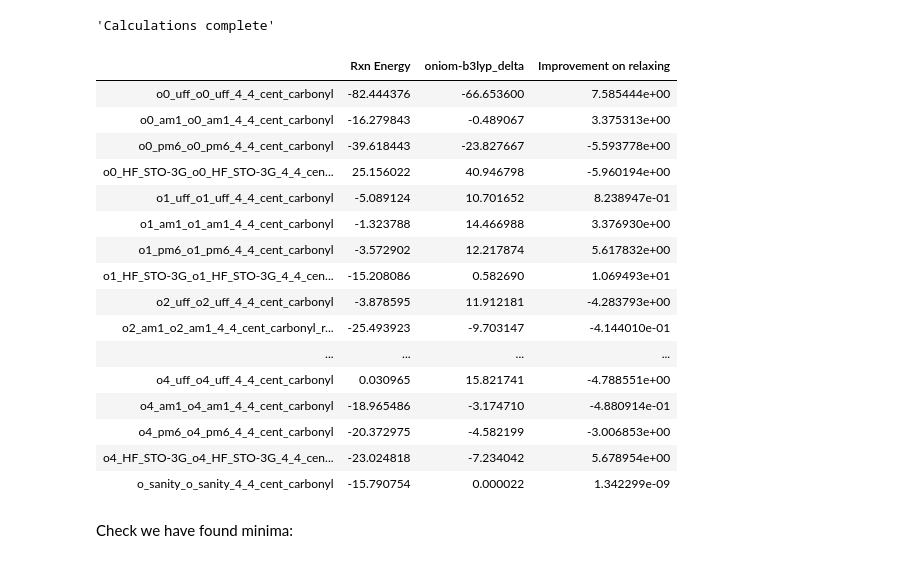
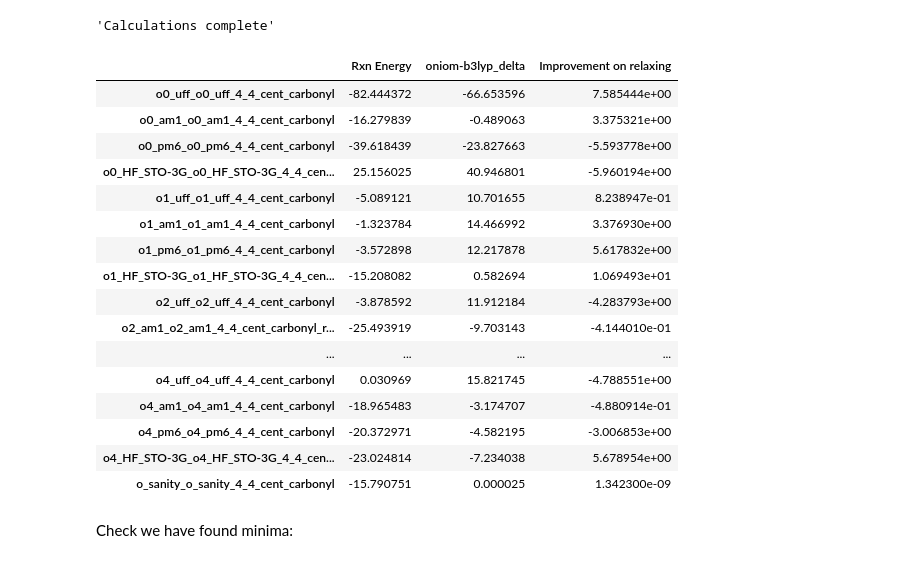
Before and after one commit to Clyde-fare/phd_notebooks, a Jupyter notebook: Graphene_oniom_cycloadditions.ipynb, the cells around one changed output. Cells and saved outputs as stored; diff of their text form; code cells hidden in the pictures.

```diff
--- a/Graphene_oniom_cycloadditions.ipynb
+++ b/Graphene_oniom_cycloadditions.ipynb
@@ -212,7 +212,7 @@ carb = read('../cycloadd/B3LYP_631Gd_B3LYP_631Gd_carbonyl_ylide_mult_1.log')
 # %%
 def rxn_E_f(a,g):
     try:
-        return(a.calc.energy_zero - g.calc.energy_zero - carb.calc.energy)* 23.060542301388647
+        return(a.calc.energy_zero - g.calc.energy_zero - carb.calc.results['energy'])* 23.060542301388647
     except AttributeError:
         return float('nan')
 
@@ -269,8 +269,8 @@ for siz in range(5):
         reactants_name = 'o{s}_{m}_B3LYP_631Gd_4_4_cent_carbonyl_sanity2'.format(m=meth.replace('/', '_'), s=siz)
         reactants.set_calculator(Gaussian(label=reactants_name, method='oniom(B3LYP/6-31G(d):{l})'.format(l=meth), basis='oniom'))
         reactants_H = graph_atoms[siz] + ylide_atoms
-        reactants.calc.coord_params['layers'] = [[no -1 for no in reactants_H]]
-        reactants.calc.coord_params['layer_mults'] = [1,1]
+        reactants.calc.oniom_coord_params['layers'] = [[no -1 for no in reactants_H]]
+        reactants.calc.oniom_coord_params['layer_mults'] = [1,1]
         reactants.calc.set_job(nodes=8, memory=8*1400, time=5)
         #reactants.get_potential_energy()
         o_44_reactants.append(reactants)
@@ -280,8 +280,8 @@ reactants = graph_4_4 + carb
 reactants_name = 'o_sanity_B3LYP_631Gd_4_4_cent_carbonyl_sanity2'
 reactants.set_calculator(Gaussian(label=reactants_name, method='oniom(B3LYP/6-31G(d):B3LYP/6-31G(d))', basis='oniom'))
 reactants_H = graph_atoms[0] + ylide_atoms
-reactants.calc.coord_params['layers'] = [[no -1 for no in reactants_H]]
-reactants.calc.coord_params['layer_mults'] = [1,1]
+reactants.calc.oniom_coord_params['layers'] = [[no -1 for no in reactants_H]]
+reactants.calc.oniom_coord_params['layer_mults'] = [1,1]
 reactants.calc.set_job(nodes=8, memory=8*1400, time=5)
 
 #reactants.get_potential_energy()
@@ -347,16 +347,16 @@ for siz in range(5):
         graph_ylid_name = 'o{s}_{m}_o{s}_{m}_4_4_cent_carbonyl'.format(m=meth.replace('/', '_'), s=siz)
         graph_ylid.set_calculator(Gaussian(label=graph_ylid_name, method='oniom(B3LYP/6-31G(d):{l})'.format(l=meth), basis='oniom', opt='opt'))
         graph_ylid_H = ylide_atoms + graph_atoms[siz]
-        graph_ylid.calc.coord_params['layers'] = [[no -1 for no in graph_ylid_H]]
-        graph_ylid.calc.coord_params['layer_mults'] = [1,1]
+        graph_ylid.calc.oniom_coord_params['layers'] = [[no -1 for no in graph_ylid_H]]
+        graph_ylid.calc.oniom_coord_params['layer_mults'] = [1,1]
         graph_ylid.calc.set_job(nodes=8, memory=8*1400, time=5)
 
         graph = read(graph_44_xyz)
         graph_name = 'o{s}_{m}_o{s}_{m}_4_4_graphene'.format(m=meth.replace('/', '_'), s=siz)
         graph.set_calculator(Gaussian(label=graph_name, method='oniom(B3LYP/6-31G(d):{l})'.format(l=meth), basis='oniom', opt='opt'))
         graph_H = graph_atoms[siz]
-        graph.calc.coord_params['layers'] = [[no -1 for no in graph_H]]
-        graph.calc.coord_params['layer_mults'] = [1,1]
+        graph.calc.oniom_coord_params['layers'] = [[no -1 for no in graph_H]]
+        graph.calc.oniom_coord_params['layer_mults'] = [1,1]
         graph.calc.set_job(nodes=8, memory=8*1400, time=5)
 
         #graph_ylid.get_potential_energy()
@@ -369,16 +369,16 @@ graph_ylid = read(carb_44_xyz)
 graph_ylid_name = 'o_sanity_o_sanity_4_4_cent_carbonyl'
 graph_ylid.set_calculator(Gaussian(label=graph_ylid_name, method='oniom(B3LYP/6-31G(d):B3LYP/6-31G(d))', basis='oniom', opt='opt'))
 graph_ylid_H = ylide_atoms + graph_atoms[0]
-graph_ylid.calc.coord_params['layers'] = [[no -1 for no in graph_ylid_H]]
-graph_ylid.calc.coord_params['layer_mults'] = [1,1]
+graph_ylid.calc.oniom_coord_params['layers'] = [[no -1 for no in graph_ylid_H]]
+graph_ylid.calc.oniom_coord_params['layer_mults'] = [1,1]
 graph_ylid.calc.set_job(nodes=8, memory=8*1400, time=5)
 
 graph = read(graph_44_xyz)
 graph_name = 'o_sanity_o_sanity_4_4_graphene'
 graph.set_calculator(Gaussian(label=graph_name, method='oniom(B3LYP/6-31G(d):B3LYP/6-31G(d))', basis='oniom', opt='opt'))
 graph_H = graph_atoms[0]
-graph.calc.coord_params['layers'] = [[no -1 for no in graph_H]]
-graph.calc.coord_params['layer_mults'] = [1,1]
+graph.calc.oniom_coord_params['layers'] = [[no -1 for no in graph_H]]
+graph.calc.oniom_coord_params['layer_mults'] = [1,1]
 graph.calc.set_job(nodes=8, memory=8*1400, time=5)
 
 #graph_ylid.get_potential_energy()
@@ -521,7 +507,7 @@ check_calcs(opt_p_calcs)
 # %%
 def rxn_E_f(a,g):
     try:
-        return(a.calc.energy_zero - g.calc.energy_zero - carb.calc.energy)* 23.060542301388647
+        return(a.calc.energy_zero - g.calc.energy_zero - carb.calc.results['energy'])* 23.060542301388647
     except AttributeError:
         return float('nan')
 
@@ -542,34 +528,34 @@ o_dft_delt_data = pandas.Series(delt_Es, names)
 # %%
 #energy in Kcal/mol
 d = {'Rxn Energy': o_data, 'oniom-b3lyp_delta': o_dft_delt_data}
 opt_rxn_frame = pandas.DataFrame(d)
 
 o_keys, o_opt_keys = rxn_frame.index, opt_rxn_frame.index
 key_map_dict = {o_keys[i]:o_opt_keys[i] for i in range(len(opt_rxn_frame))}
 temp_data = rxn_frame.rename(index=key_map_dict)
 delta_data = temp_data.applymap(abs)-opt_rxn_frame.applymap(abs)
 delta_data = delta_data.rename(columns={'oniom-b3lyp_delta' : 'Improvement on relaxing'})
 opt_rxn_frame = opt_rxn_frame.join(delta_data['Improvement on relaxing'])
-opt_rxn_frame.save('opt_o_rxn_E_data.pickle')
+#opt_rxn_frame.save('opt_o_rxn_E_data.pickle')
 opt_rxn_frame
 # %% [output]
 |  | Rxn Energy | oniom-b3lyp_delta | Improvement on relaxing |
-| o0_uff_o0_uff_4_4_cent_carbonyl | -82.444376 | -66.653600 | 7.585444e+00 |
-| o0_am1_o0_am1_4_4_cent_carbonyl | -16.279843 | -0.489067 | 3.375313e+00 |
-| o0_pm6_o0_pm6_4_4_cent_carbonyl | -39.618443 | -23.827667 | -5.593778e+00 |
-| o0_HF_STO-3G_o0_HF_STO-3G_4_4_cen... | 25.156022 | 40.946798 | -5.960194e+00 |
-| o1_uff_o1_uff_4_4_cent_carbonyl | -5.089124 | 10.701652 | 8.238947e-01 |
-| o1_am1_o1_am1_4_4_cent_carbonyl | -1.323788 | 14.466988 | 3.376930e+00 |
-| o1_pm6_o1_pm6_4_4_cent_carbonyl | -3.572902 | 12.217874 | 5.617832e+00 |
-| o1_HF_STO-3G_o1_HF_STO-3G_4_4_cen... | -15.208086 | 0.582690 | 1.069493e+01 |
-| o2_uff_o2_uff_4_4_cent_carbonyl | -3.878595 | 11.912181 | -4.283793e+00 |
-| o2_am1_o2_am1_4_4_cent_carbonyl_r... | -25.493923 | -9.703147 | -4.144010e-01 |
+| o0_uff_o0_uff_4_4_cent_carbonyl | -82.444372 | -66.653596 | 7.585444e+00 |
+| o0_am1_o0_am1_4_4_cent_carbonyl | -16.279839 | -0.489063 | 3.375321e+00 |
+| o0_pm6_o0_pm6_4_4_cent_carbonyl | -39.618439 | -23.827663 | -5.593778e+00 |
+| o0_HF_STO-3G_o0_HF_STO-3G_4_4_cen... | 25.156025 | 40.946801 | -5.960194e+00 |
+| o1_uff_o1_uff_4_4_cent_carbonyl | -5.089121 | 10.701655 | 8.238947e-01 |
+| o1_am1_o1_am1_4_4_cent_carbonyl | -1.323784 | 14.466992 | 3.376930e+00 |
+| o1_pm6_o1_pm6_4_4_cent_carbonyl | -3.572898 | 12.217878 | 5.617832e+00 |
+| o1_HF_STO-3G_o1_HF_STO-3G_4_4_cen... | -15.208082 | 0.582694 | 1.069493e+01 |
+| o2_uff_o2_uff_4_4_cent_carbonyl | -3.878592 | 11.912184 | -4.283793e+00 |
+| o2_am1_o2_am1_4_4_cent_carbonyl_r... | -25.493919 | -9.703143 | -4.144010e-01 |
 | ... | ... | ... | ... |
-| o4_uff_o4_uff_4_4_cent_carbonyl | 0.030965 | 15.821741 | -4.788551e+00 |
-| o4_am1_o4_am1_4_4_cent_carbonyl | -18.965486 | -3.174710 | -4.880914e-01 |
-| o4_pm6_o4_pm6_4_4_cent_carbonyl | -20.372975 | -4.582199 | -3.006853e+00 |
-| o4_HF_STO-3G_o4_HF_STO-3G_4_4_cen... | -23.024818 | -7.234042 | 5.678954e+00 |
-| o_sanity_o_sanity_4_4_cent_carbonyl | -15.790754 | 0.000022 | 1.342299e-09 |
+| o4_uff_o4_uff_4_4_cent_carbonyl | 0.030969 | 15.821745 | -4.788551e+00 |
+| o4_am1_o4_am1_4_4_cent_carbonyl | -18.965483 | -3.174707 | -4.880914e-01 |
+| o4_pm6_o4_pm6_4_4_cent_carbonyl | -20.372971 | -4.582195 | -3.006853e+00 |
+| o4_HF_STO-3G_o4_HF_STO-3G_4_4_cen... | -23.024814 | -7.234038 | 5.678954e+00 |
+| o_sanity_o_sanity_4_4_cent_carbonyl | -15.790751 | 0.000025 | 1.342300e-09 |
 # %% [markdown]
 Check we have found minima:
 # %%
```
Also changed, not shown: parts of 26 cells of this notebook.
